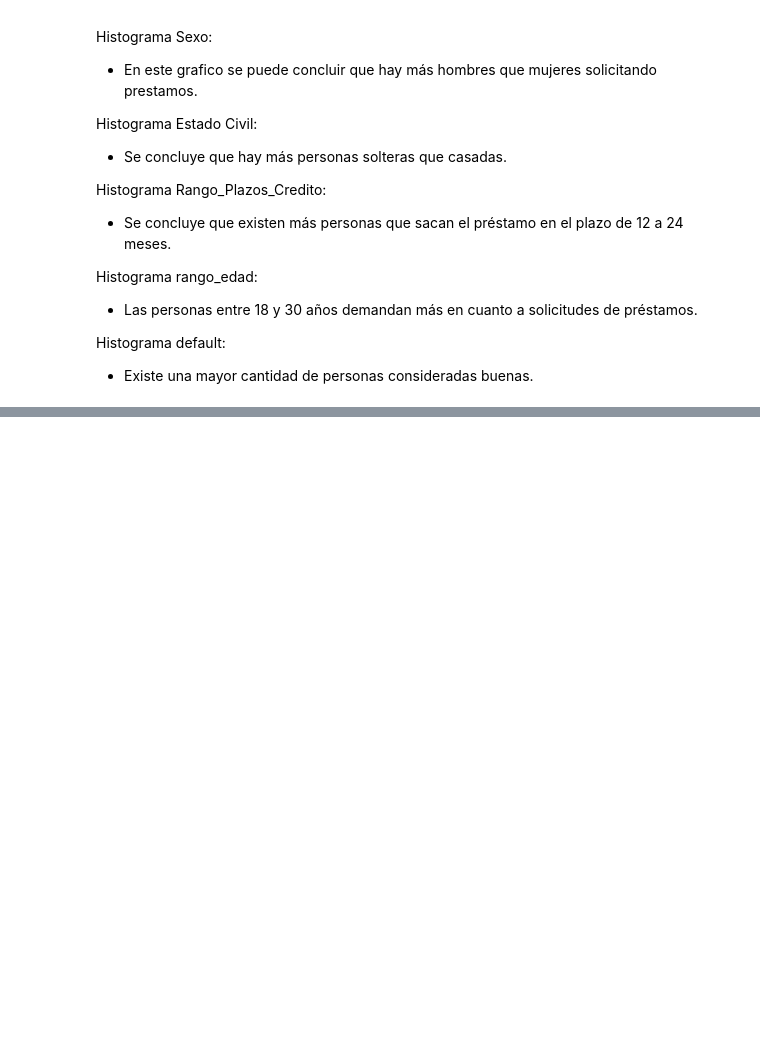
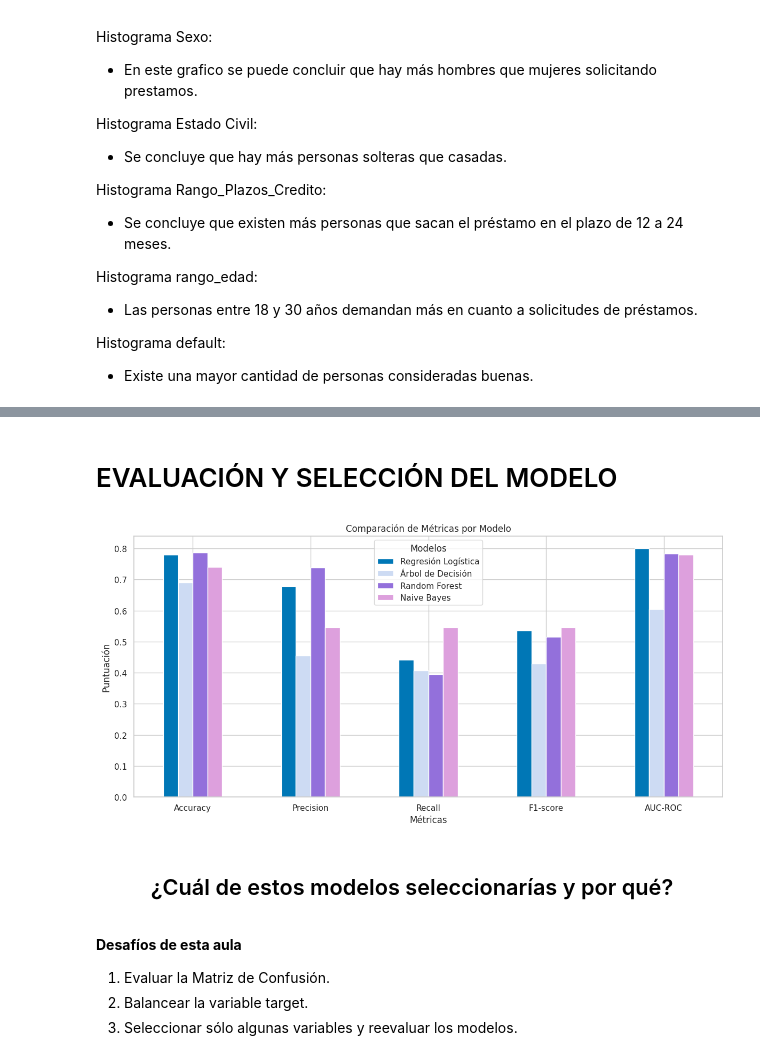
Before and after one commit to JulioVargas104/Inmersi-nDeDatos, a Jupyter notebook: Banco_de_Crédito_Alemán.ipynb, the cells around one changed output, grey strips where cells are left out. Cells and saved outputs as stored; diff of their text form; code cells hidden in the pictures; blank space fills up the shorter version.

```diff
--- a/Banco_de_Crédito_Alemán.ipynb
+++ b/Banco_de_Crédito_Alemán.ipynb
@@ -331,0 +434,41 @@ plt.show()
+# %% [markdown]
+# EVALUACIÓN Y SELECCIÓN DEL MODELO
+# %%
+#@title
+def visualiza_resultados():
+  global df_banco, resultados
+  results_df = pd.DataFrame(resultados)
+  results_df.set_index('Model', inplace=True)
+
+  # Transponer el DataFrame para facilitar la representación
+  results_df = results_df.T
+  colors = ['#0077b6', '#CDDBF3','#9370DB', '#DDA0DD']
+
+  # Gráfico de barras agrupadas para cada métrica
+  results_df.plot(kind='bar', figsize=(12, 6), colormap='viridis', rot=0, color=colors)
+  plt.title('Comparación de Métricas por Modelo')
+  plt.xlabel('Métricas')
+  plt.ylabel('Puntuación')
+  plt.legend(title='Modelos')
+  plt.tight_layout()
+  plt.show()
+
+  # @title Texto de título predeterminado
+  from IPython.display import HTML, display
+
+  # Texto que quieres centrar
+  texto = "¿Cuál de estos modelos seleccionarías y por qué?"
+
+  # Crear una celda HTML con el texto centrado
+  display(HTML(f"<center><h2>{texto}</h2></center>"))
+# %%
+visualiza_resultados()
+# %% [output]
+[figure, added]
+¿Cuál de estos modelos seleccionarías y por qué?
+# %% [markdown]
+**Desafíos de esta aula**
+
+1. Evaluar la Matriz de Confusión.
+2. Balancear la variable target.
+3. Seleccionar sólo algunas variables y reevaluar los modelos.
```
Also changed, not shown: parts of 9 cells of this notebook.
